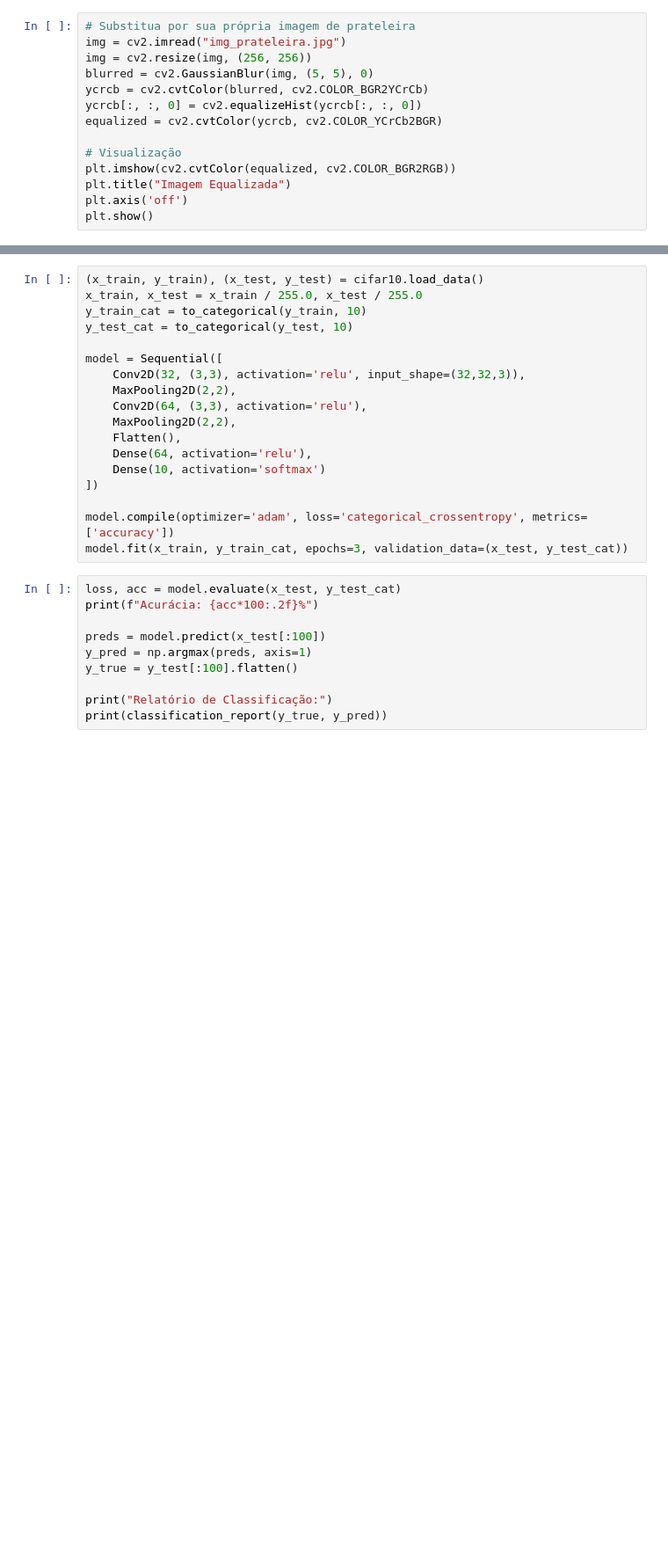
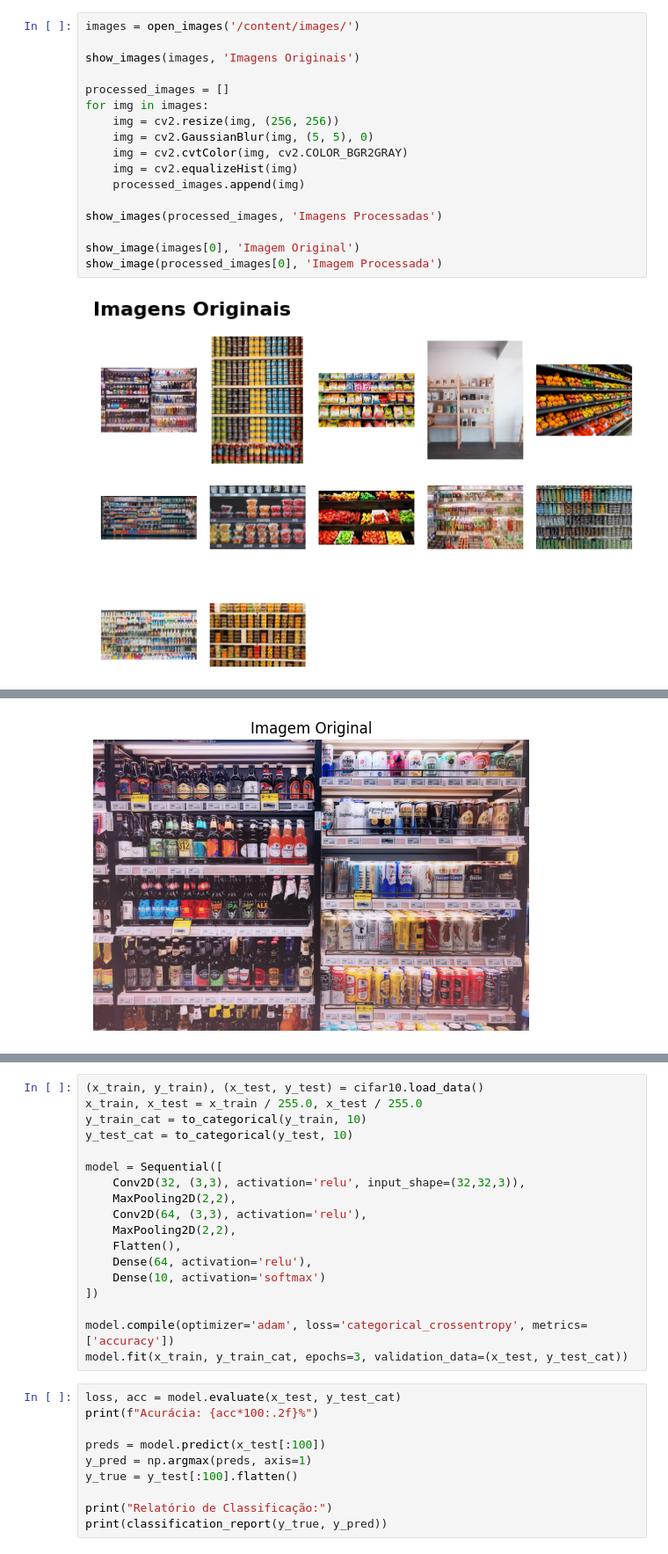
Before and after one commit to kauegalons/TF-Visao-Computacional, a Jupyter notebook: app.ipynb, the cells around one changed output, grey strips where cells are left out. Shown at 88% size. Drawn from its saved outputs; the diff is of its cells as text; blank space fills up the shorter version.

```diff
--- a/app.ipynb
+++ b/app.ipynb
@@ -10,14 +48,19 @@ from tensorflow.keras.datasets import cifar10
 # %%
-# Substitua por sua própria imagem de prateleira
-img = cv2.imread("img_prateleira.jpg")
-img = cv2.resize(img, (256, 256))
-blurred = cv2.GaussianBlur(img, (5, 5), 0)
-ycrcb = cv2.cvtColor(blurred, cv2.COLOR_BGR2YCrCb)
-ycrcb[:, :, 0] = cv2.equalizeHist(ycrcb[:, :, 0])
-equalized = cv2.cvtColor(ycrcb, cv2.COLOR_YCrCb2BGR)
+images = open_images('/content/images/')
 
-# Visualização
-plt.imshow(cv2.cvtColor(equalized, cv2.COLOR_BGR2RGB))
-plt.title("Imagem Equalizada")
-plt.axis('off')
-plt.show()
+show_images(images, 'Imagens Originais')
+
+processed_images = []
+for img in images:
+    img = cv2.resize(img, (256, 256))
+    img = cv2.GaussianBlur(img, (5, 5), 0)
+    img = cv2.cvtColor(img, cv2.COLOR_BGR2GRAY)
+    img = cv2.equalizeHist(img)
+    processed_images.append(img)
+
+show_images(processed_images, 'Imagens Processadas')
+
+show_image(images[0], 'Imagem Original')
+show_image(processed_images[0], 'Imagem Processada')
+# %% [output]
+[figure, added]
@@ -23,0 +68 @@ plt.show()
+[figure, added]
```
Also changed, not shown: parts of 6 cells of this notebook.
